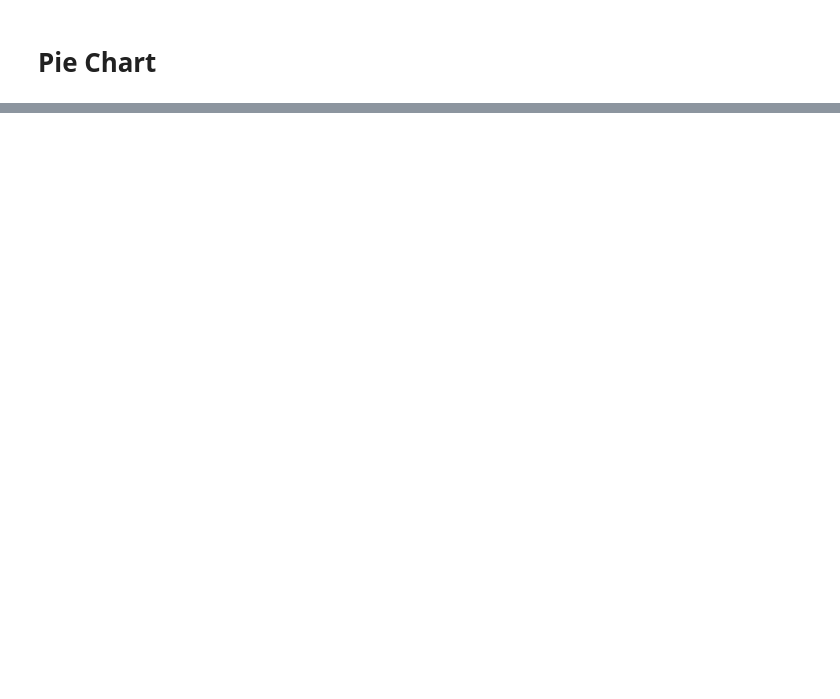
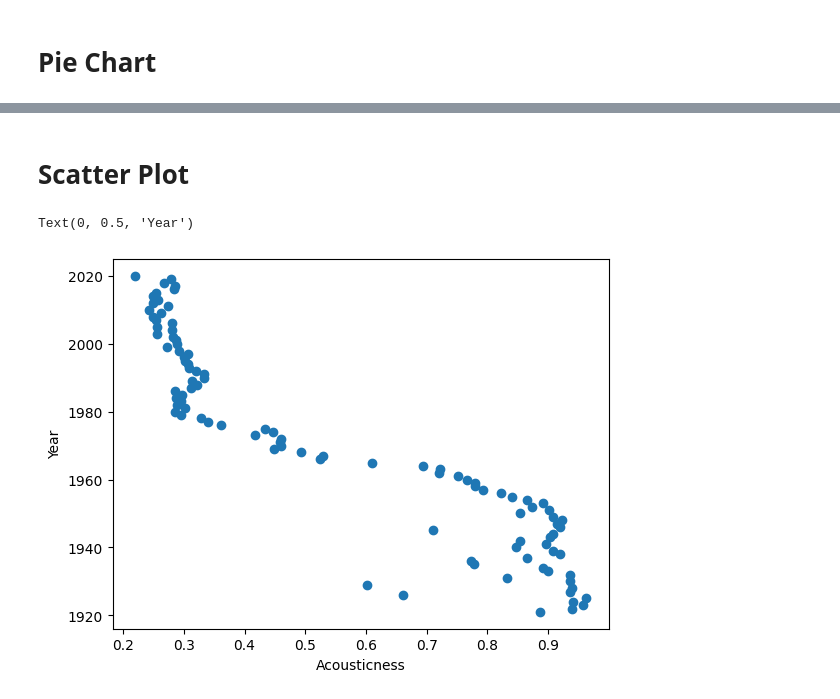
Before and after one commit to algebrabender/NSWEProject, a Jupyter notebook: matplotlib.ipynb, the cells around one changed output, grey strips where cells are left out. Cells and saved outputs as stored; diff of their text form; code cells hidden in the pictures; blank space fills up the shorter version.

```diff
--- a/matplotlib.ipynb
+++ b/matplotlib.ipynb
@@ -44,0 +90,11 @@ data.groupby(['key']).size().plot(kind='pie', colormap='tab20')
+# %% [markdown]
+# Scatter Plot
+# %%
+fig, ax = plt.subplots()
+ax.scatter(year_data['acousticness'], year_data['year'])
+
+ax.set_xlabel('Acousticness')
+ax.set_ylabel('Year')
+# %% [output]
+Text(0, 0.5, 'Year')
+[figure, added]
```
Also changed, not shown: parts of 14 cells of this notebook.
